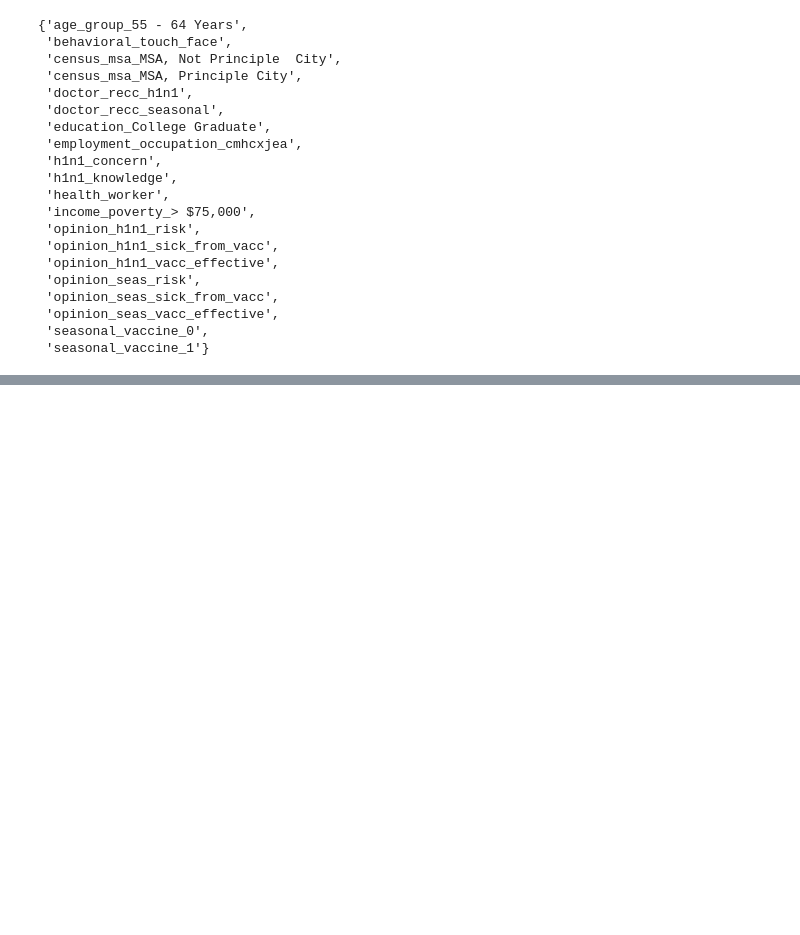
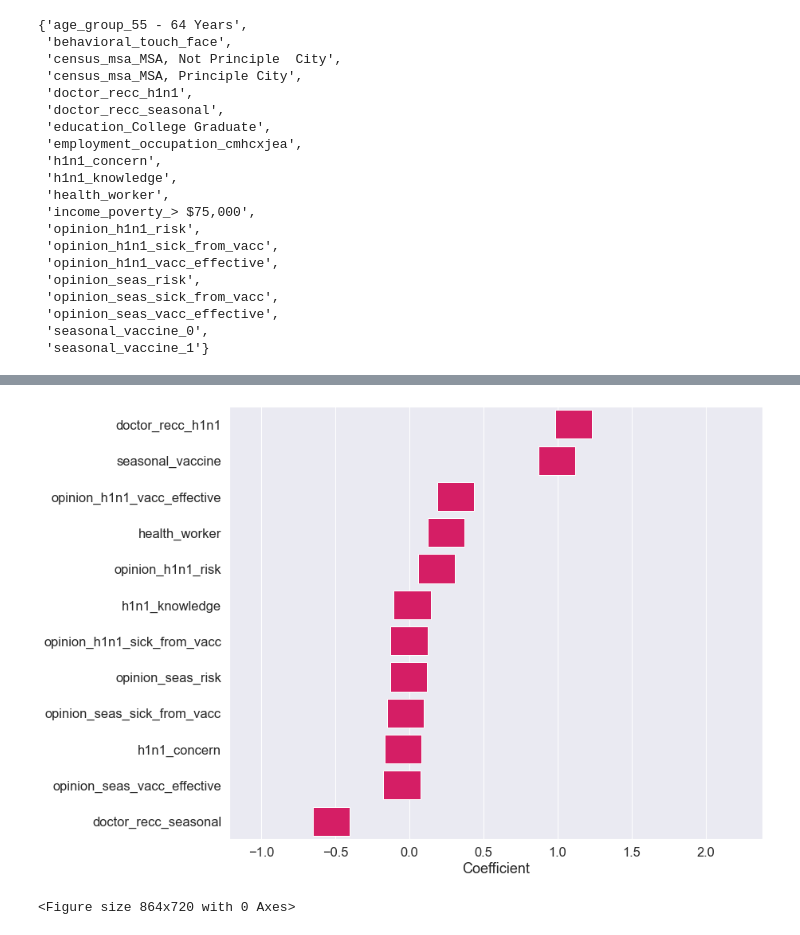
Before and after one commit to vanessa920/H1N1_seasonal_flu_shot_prediction, a Jupyter notebook: Classification_Models.ipynb, the cells around one changed output, grey strips where cells are left out. Saved outputs shown, nothing was run; the diff lists cells and outputs as text; code cells hidden in the pictures; blank space fills up the shorter version.

```diff
--- a/Classification_Models.ipynb
+++ b/Classification_Models.ipynb
@@ -343,0 +732,4 @@ feature_keep
+# %%
+feature_coef=pd.DataFrame(zip(select[1:], lr_model.coef_[0]))
+# %%
+feature_coef.columns = ["Feature","Coefficient"]
@@ -343,0 +836,41 @@ feature_keep
+# %%
+sns.set(font_scale=1.5)
+plt.figure(figsize=(12,10))
+ax = sns.barplot(x='Coefficient', y='Feature', data=feature_coef,
+                 color = "#F3005E", order=feature_coef.sort_values('Coefficient', ascending = False).Feature)
+ax.set(ylabel=None)
+#ax.grid(False)
+def change_width(ax, new_value) :
+    for patch in ax.patches :
+        current_width = patch.get_width()
+        diff = current_width - new_value
+
+        # we change the bar width
+        patch.set_width(new_value)
+
+        # we recenter the bar
+        patch.set_x(patch.get_x() + diff * .5)
+
+change_width(ax, .25);
+plt.savefig("Feature_Coeffient.jpg", bbox_inches='tight')
+# %% [output]
+[figure, added]
+# %%
+plt.figure(figsize=(12,10))
+
+sns.set(font_scale=1)
+
+def make_confusion_matrix(model, threshold=0.3):
+    # Predict class 1 if probability of being in class 1 is greater than threshold
+    # (model.predict(X_test) does this automatically with a threshold of 0.5)
+
+    y_predict = (model.predict_proba(X_test)[:, 1] >= threshold)
+    confusion = confusion_matrix(y_test, y_predict)
+    plt.figure(dpi=80)
+    sns.heatmap(confusion, cmap=plt.cm.YlOrRd, annot=True, square=True, fmt='d',
+           xticklabels=['Take Vaccine', 'Not Take Vaccine'],
+           yticklabels=['Take Vaccine', 'Not Take Vaccine']);
+    plt.xlabel('prediction')
+    plt.ylabel('actual');
+# %% [output]
+<Figure size 864x720 with 0 Axes>
```
Also changed, not shown: parts of 62 cells of this notebook, 4 other files.
